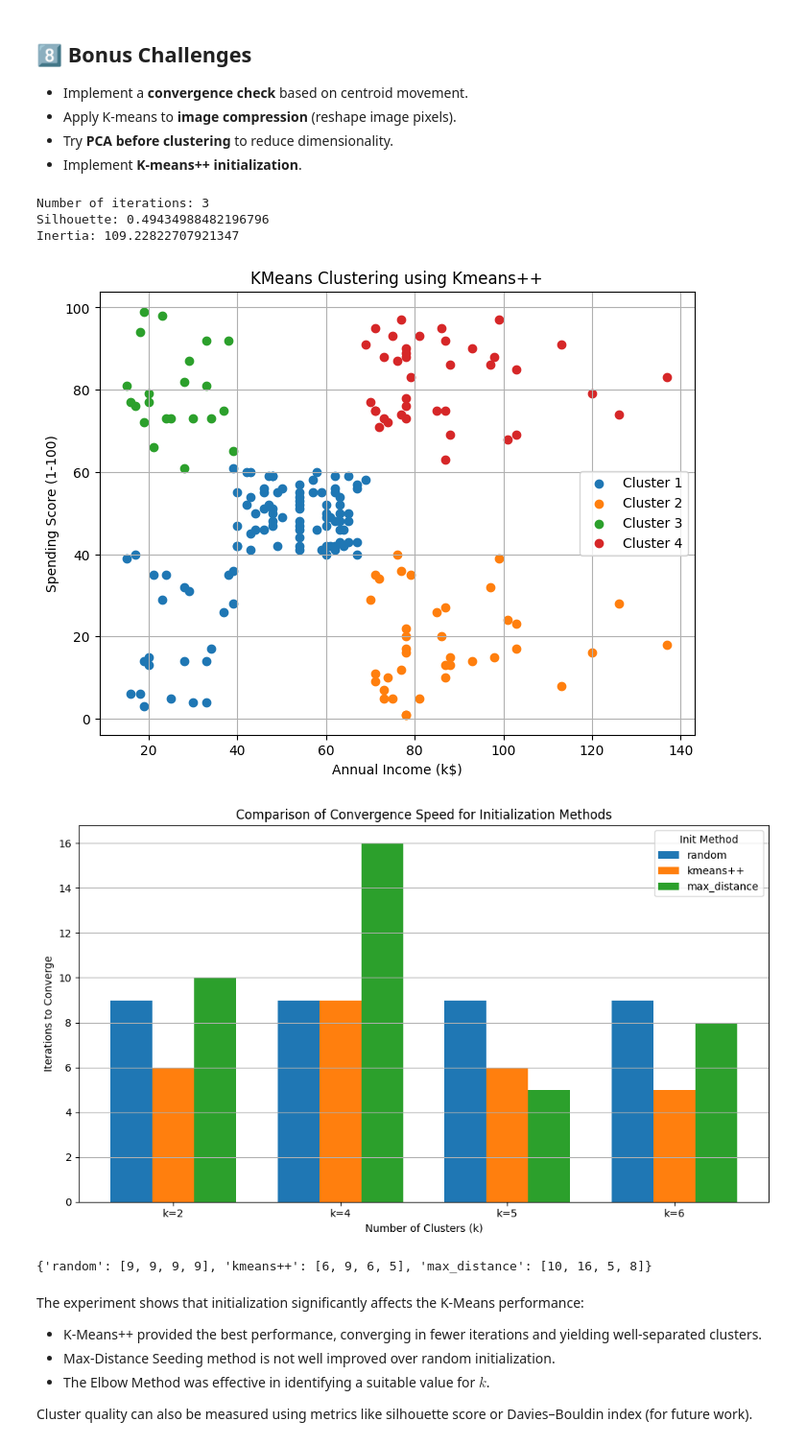
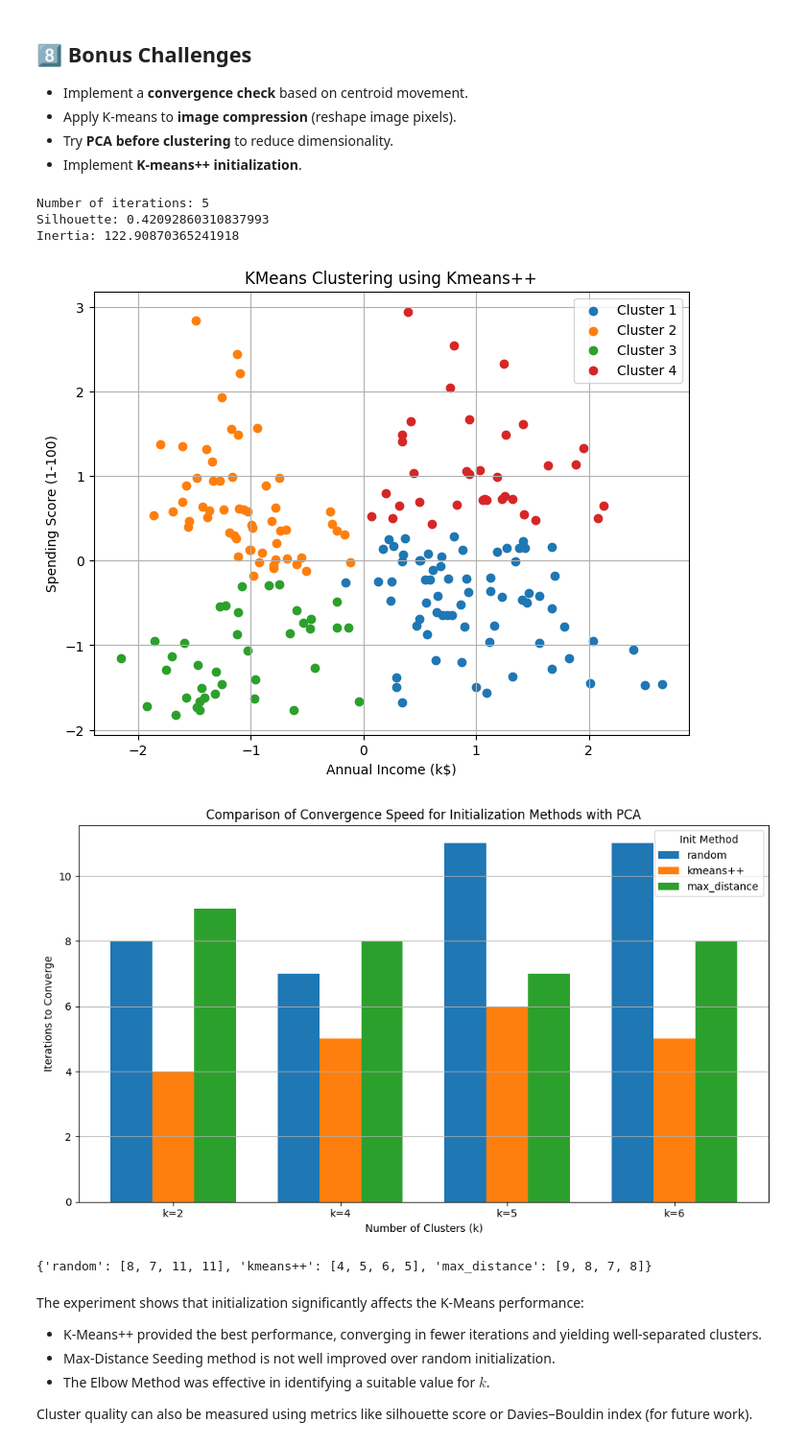
Before and after one commit to dany237/CLUSTERING-MALL-DATA, a Jupyter notebook: kmeans_clustering_student_notebook_.ipynb, the cells around one changed output. Shown at 96% size. Saved outputs shown, nothing was run; the diff lists cells and outputs as text; code cells hidden in the pictures.

```diff
--- a/kmeans_clustering_student_notebook_.ipynb
+++ b/kmeans_clustering_student_notebook_.ipynb
@@ -260,3 +261,27 @@ plt.grid(True)
 plt.show()
 # %% [output]
 [figure]
+# %%
+##PCA with Kmeans
+pca = PCA(n_components=2)
+X_pca = pca.fit_transform(X_scale[:, 1:])
+
+k=6
+kmeans = myKMeans(n_clusters=k, random_state=42)
+kmeans.fit(X_scale)
+df['Cluster'] = kmeans.labels_
+print("Centroids:\n", kmeans.cluster_centers_)
+print("Number of iterations:", kmeans.n_iter_)
+
+plt.figure(figsize=(8, 6))
+for i in range(kmeans.n_clusters):
+    cluster_points = X_pca[df['Cluster'] == i]
+    plt.scatter(cluster_points[:,0],
+                cluster_points[:,1],
+                label=f'Cluster {i+1}')
+plt.xlabel('PC1')
+plt.ylabel('PC2')
+plt.title('KMeans Clustering using Random Initialization')
+plt.legend()
+plt.grid(True)
+plt.show()
@@ -490,18 +528,18 @@ class myKMeans:
 ## implement kmeans++ on data with Annual Income and Spending Score only
 k=4
 kmeans = myKMeans(n_clusters=k, random_state=42, init_method='kmeans++')
-kmeans.fit(X_scale[:,-2:])
+kmeans.fit(X_pca)
 df['Cluster'] = kmeans.labels_
 #print("Centroids:\n", kmeans.cluster_centers_)
 print("Number of iterations:", kmeans.n_iter_)
-print("Silhouette:", silhouette_score(X_scale[:,-2:], kmeans.labels_))
+print("Silhouette:", silhouette_score(X_pca, kmeans.labels_))
 print("Inertia:", kmeans.inertia_)
 
 plt.figure(figsize=(8, 6))
 for i in range(kmeans.n_clusters):
-    cluster_points = df[df['Cluster'] == i]
-    plt.scatter(cluster_points['Annual Income (k$)'],
-                cluster_points['Spending Score (1-100)'],
+    cluster_points = X_pca[df['Cluster'] == i]
+    plt.scatter(cluster_points[:,0],
+                cluster_points[:,1],
                 label=f'Cluster {i+1}')
 plt.xlabel('Annual Income (k$)')
 plt.ylabel('Spending Score (1-100)')
@@ -510,44 +548,44 @@ plt.legend()
 plt.grid(True)
 plt.show()
 # %% [output]
-Number of iterations: 3
-Silhouette: 0.49434988482196796
-Inertia: 109.22822707921347
+Number of iterations: 5
+Silhouette: 0.42092860310837993
+Inertia: 122.90870365241918
-[figure, old version]
+[figure, new version]
 # %%
 
 methods = ['random', 'kmeans++', 'max_distance']
 k_values = [2,4, 5, 6]  # different k
 results = {method: [] for method in methods}
 
 for k in k_values:
     for method in methods:
         model = myKMeans(n_clusters=k, init_method=method, random_state=42)
-        model.fit(X_scale)
+        model.fit(X_pca)
         results[method].append(model.n_iter_)
 
 # 🔧 Plotting grouped bars
 x = np.arange(len(k_values))  # X locations for groups
 width = 0.25
 
 plt.figure(figsize=(10, 6))
 
 for i, method in enumerate(methods):
     plt.bar(x + i * width, results[method], width=width, label=method)
 
 plt.xticks(x + width, [f'k={k}' for k in k_values])
 plt.xlabel("Number of Clusters (k)")
 plt.ylabel("Iterations to Converge")
-plt.title("Comparison of Convergence Speed for Initialization Methods")
+plt.title("Comparison of Convergence Speed for Initialization Methods with PCA")
 plt.legend(title="Init Method")
 plt.grid(axis='y')
 plt.tight_layout()
 plt.show()
 
 print(results)
 # %% [output]
-[figure, old version]
+[figure, new version]
-{'random': [9, 9, 9, 9], 'kmeans++': [6, 9, 6, 5], 'max_distance': [10, 16, 5, 8]}
+{'random': [8, 7, 11, 11], 'kmeans++': [4, 5, 6, 5], 'max_distance': [9, 8, 7, 8]}
 # %% [markdown]
 The experiment shows that initialization significantly affects the K-Means performance:
 
```
Also changed, not shown: parts of 3 cells of this notebook.
